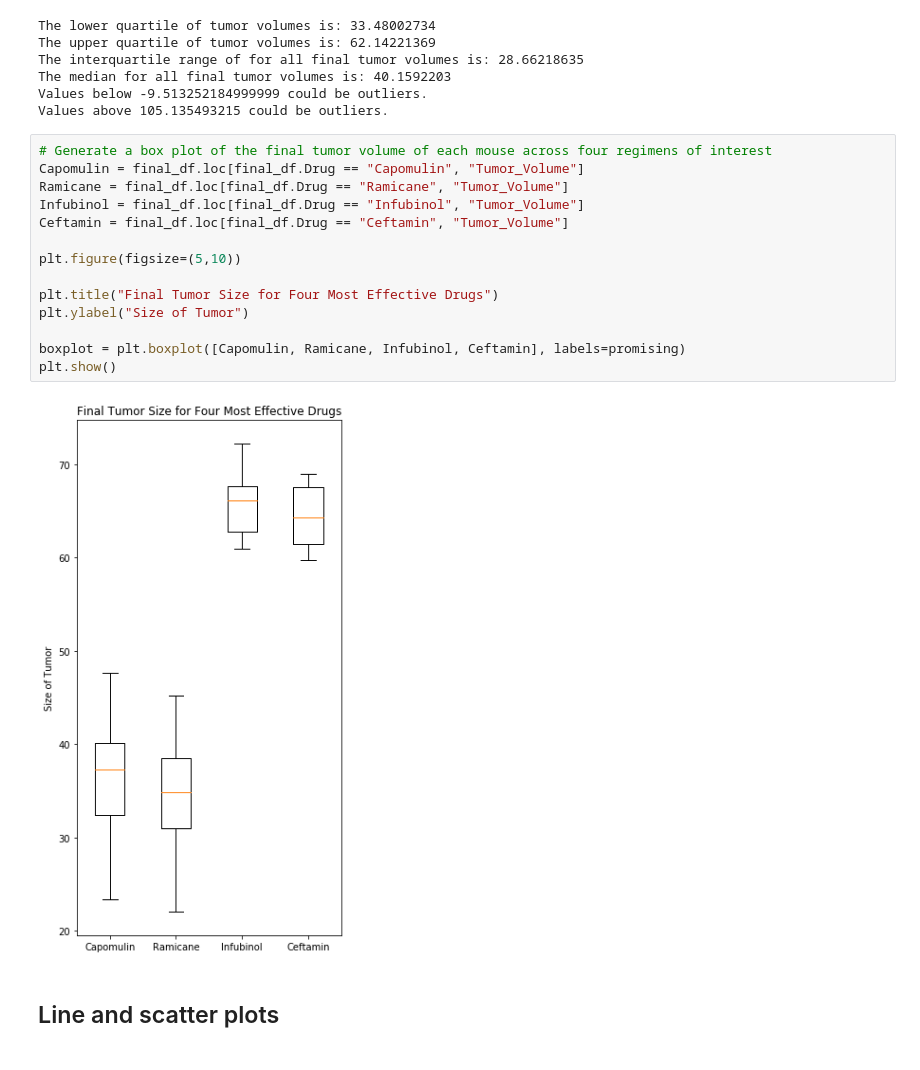
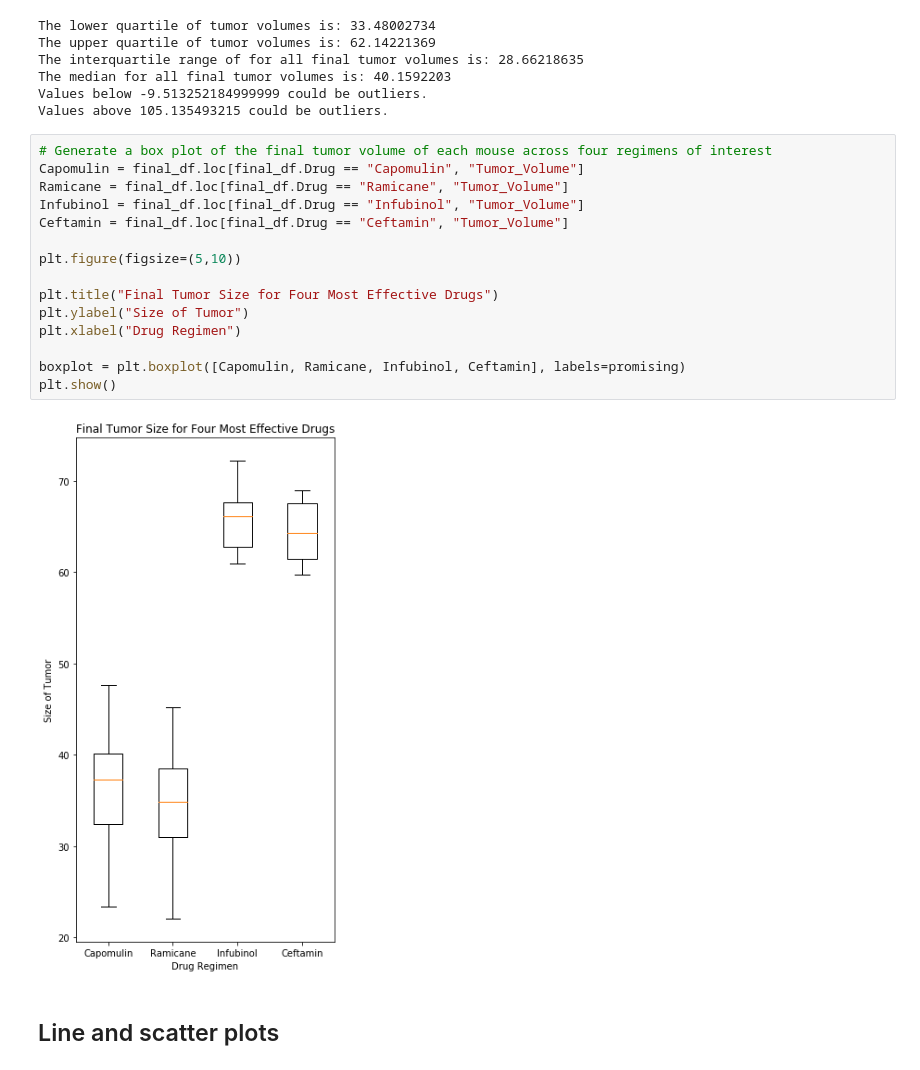
Before and after one commit to alecslaney/matplotlib_hw, a Jupyter notebook: Pymaceuticals/pymaceuticals_notebook.ipynb, the cells around one changed output. Saved outputs shown, nothing was run; the diff lists cells and outputs as text.

```diff
--- a/Pymaceuticals/pymaceuticals_notebook.ipynb
+++ b/Pymaceuticals/pymaceuticals_notebook.ipynb
@@ -152,19 +137,20 @@ Values above 105.135493215 could be outliers.
 # %%
 # Generate a box plot of the final tumor volume of each mouse across four regimens of interest
 Capomulin = final_df.loc[final_df.Drug == "Capomulin", "Tumor_Volume"]
 Ramicane = final_df.loc[final_df.Drug == "Ramicane", "Tumor_Volume"]
 Infubinol = final_df.loc[final_df.Drug == "Infubinol", "Tumor_Volume"]
 Ceftamin = final_df.loc[final_df.Drug == "Ceftamin", "Tumor_Volume"]
 
 plt.figure(figsize=(5,10))
 
 plt.title("Final Tumor Size for Four Most Effective Drugs")
 plt.ylabel("Size of Tumor")
+plt.xlabel("Drug Regimen")
 
 boxplot = plt.boxplot([Capomulin, Ramicane, Infubinol, Ceftamin], labels=promising)
 plt.show()
 # %% [output]
-[figure, old version]
+[figure, new version]
 # %% [markdown]
 ## Line and scatter plots
 # %%
```
Also changed, not shown: parts of 7 cells of this notebook.
